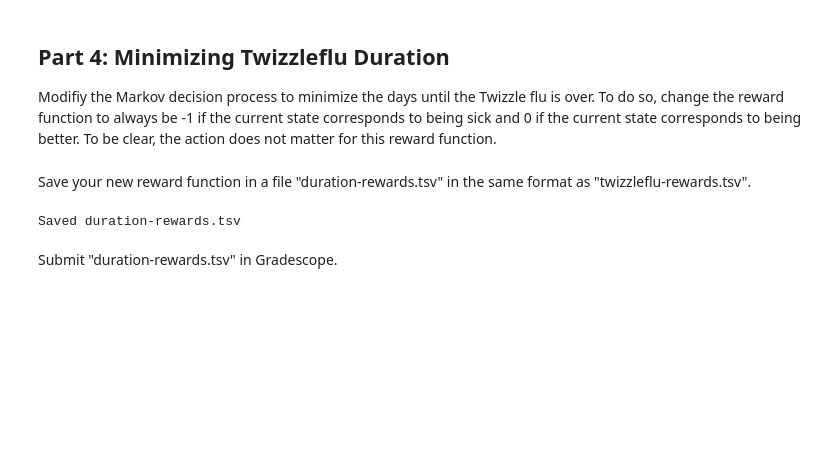
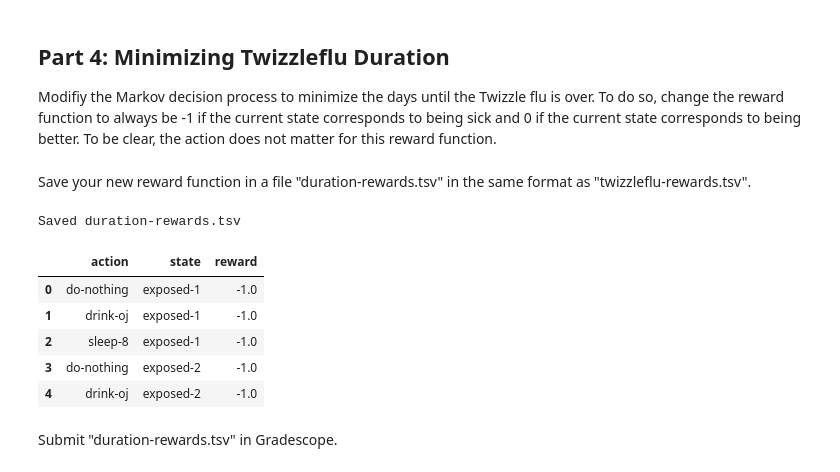
Before and after one commit to bchekole/dx704-project-01, a Jupyter notebook: Week 6/project.ipynb, the cells around one changed output. Cells and saved outputs as stored; diff of their text form; code cells hidden in the pictures; blank space fills up the shorter version.

```diff
--- a/Week 6/project.ipynb
+++ b/Week 6/project.ipynb
@@ -34,31 +34,3 @@ Calculate the expected discomfort (not rewards) of a policy that always does not
 # %% [markdown]
 Hint: for this value calculation and later ones, use value iteration.
 The analytical solution has difficulties in practice when there is no discount factor.
-# %%
-# YOUR CHANGES HERE
-
-# Computing expected discomfort under "do-nothing"
-import pandas as pd
-from collections import defaultdict
-
-rewards = pd.read_csv("twizzleflu-rewards.tsv", sep="\t")
-trans   = pd.read_csv("twizzleflu-transitions.tsv", sep="\t")
-
-states = sorted(set(trans["state"]).union(trans["next_state"]))
-R = {(s, a): r for a, s, r in rewards.itertuples(index=False)}
-P = defaultdict(list)
-for a, s, s2, p in trans.itertuples(index=False):
-    P[(s, a)].append((s2, p))
-
-gamma, tol = 0.95, 1e-10
-V = {s: 0.0 for s in states}
-C = {s: -R.get((s, "do-nothing"), 0.0) for s in states}
-
-for _ in range(10000):
-    V_new = {s: C[s] + gamma * sum(p * V[s2] for s2, p in P[(s, "do-nothing")]) for s in states}
-    if max(abs(V_new[s] - V[s]) for s in states) < tol:
-        V = V_new
-        break
-    V = V_new
-
-do_nothing_df = pd.DataFrame({"state": states, "expected_discomfort": [V[s] for s in states]})
@@ -193,34 +230,37 @@ Modifiy the Markov decision process to minimize the days until the Twizzle flu i
 To do so, change the reward function to always be -1 if the current state corresponds to being sick and 0 if the current state corresponds to being better.
 To be clear, the action does not matter for this reward function.
 # %%
-# YOUR CHANGES HERE
-# Building duration-focused reward function
+# Part 4: Build duration-focused rewards
 import pandas as pd
 
-trans = pd.read_csv("twizzleflu-transitions.tsv", sep="\t")
-
+trans   = pd.read_csv("twizzleflu-transitions.tsv", sep="\t")
 states  = sorted(set(trans["state"]).union(trans["next_state"]))
 actions = sorted(trans["action"].unique())
 
-def is_sick(s):  # only 'recovered' is better
-    return s != "recovered"
+def is_sick(s): return s != "recovered"
 
 rows = []
 for s in states:
-    r = -1 if is_sick(s) else 0
+    r = -1.0 if is_sick(s) else 0.0
     for a in actions:
-        rows.append({"action": a, "state": s, "reward": float(r)})
-
-duration_rewards = pd.DataFrame(rows, columns=["action","state","reward"])
+        rows.append({"action": a, "state": s, "reward": r})
 # %% [markdown]
 Save your new reward function in a file "duration-rewards.tsv" in the same format as "twizzleflu-rewards.tsv".
 # %%
 # YOUR CHANGES HERE
 
+duration_rewards = pd.DataFrame(rows, columns=["action","state","reward"])
 duration_rewards.to_csv("duration-rewards.tsv", sep="\t", index=False)
 print("Saved duration-rewards.tsv")
+duration_rewards.head()
 # %% [output]
 Saved duration-rewards.tsv
+|  | action | state | reward |
+| 0 | do-nothing | exposed-1 | -1.0 |
+| 1 | drink-oj | exposed-1 | -1.0 |
+| 2 | sleep-8 | exposed-1 | -1.0 |
+| 3 | do-nothing | exposed-2 | -1.0 |
+| 4 | drink-oj | exposed-2 | -1.0 |
 # %% [markdown]
 Submit "duration-rewards.tsv" in Gradescope.
 # %% [markdown]
```
Also changed, not shown: parts of 15 cells of this notebook, 3 other files.
